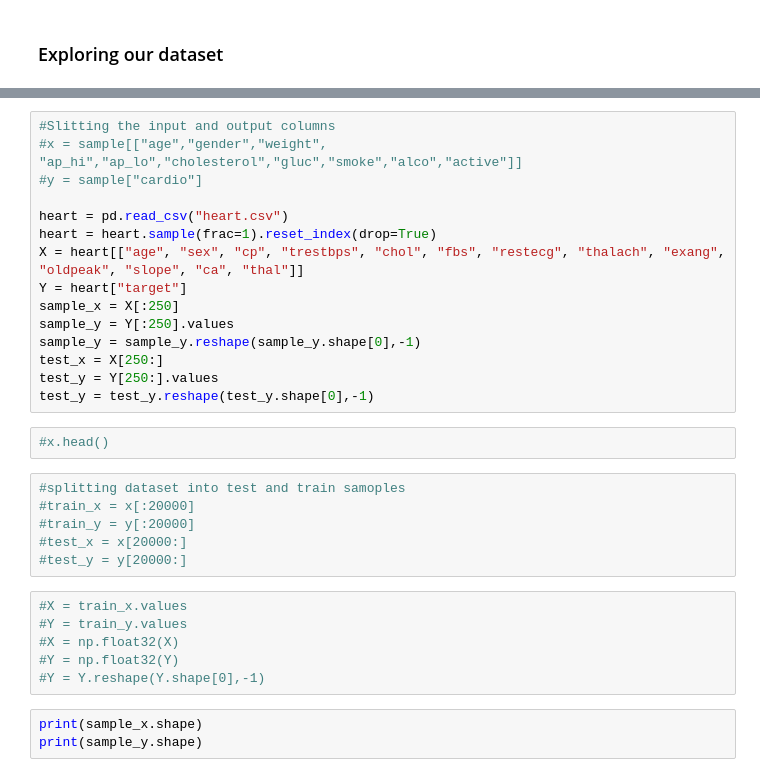
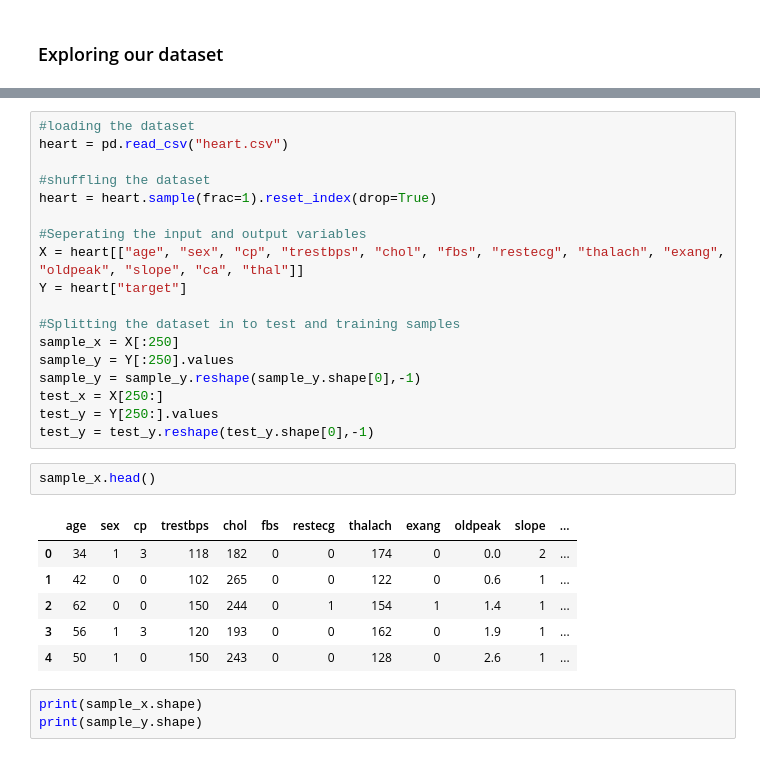
Before and after one commit to Moosa-Ali/Logistic-Regression-Implementation, a Jupyter notebook: Logistic Regression.ipynb, the cells around one changed output, grey strips where cells are left out. Drawn from its saved outputs; the diff is of its cells as text.

```diff
--- a/Logistic Regression.ipynb
+++ b/Logistic Regression.ipynb
@@ -51,32 +14,30 @@ We have roughly 35000 entries for each classification so it is a balanced datase
 # %%
-#Slitting the input and output columns
-#x = sample[["age","gender","weight", "ap_hi","ap_lo","cholesterol","gluc","smoke","alco","active"]]
-#y = sample["cardio"]
+#loading the dataset
+heart = pd.read_csv("heart.csv")
 
-heart = pd.read_csv("heart.csv")
+#shuffling the dataset
 heart = heart.sample(frac=1).reset_index(drop=True)
+
+#Seperating the input and output variables
 X = heart[["age", "sex", "cp", "trestbps", "chol", "fbs", "restecg", "thalach", "exang", "oldpeak", "slope", "ca", "thal"]]
 Y = heart["target"]
+
+#Splitting the dataset in to test and training samples
 sample_x = X[:250]
 sample_y = Y[:250].values
 sample_y = sample_y.reshape(sample_y.shape[0],-1)
 test_x = X[250:]
 test_y = Y[250:].values
 test_y = test_y.reshape(test_y.shape[0],-1)
-# %%
-#x.head()
-# %%
-#splitting dataset into test and train samoples
-#train_x = x[:20000]
-#train_y = y[:20000]
-#test_x = x[20000:]
-#test_y = y[20000:]
-# %%
-#X = train_x.values
-#Y = train_y.values
-#X = np.float32(X)
-#Y = np.float32(Y)
-#Y = Y.reshape(Y.shape[0],-1)
+# %%
+sample_x.head()
+# %% [output]
+|  | age | sex | cp | trestbps | chol | fbs | restecg | thalach | exang | oldpeak | slope | ... |
+| 0 | 34 | 1 | 3 | 118 | 182 | 0 | 0 | 174 | 0 | 0.0 | 2 | ... |
+| 1 | 42 | 0 | 0 | 102 | 265 | 0 | 0 | 122 | 0 | 0.6 | 1 | ... |
+| 2 | 62 | 0 | 0 | 150 | 244 | 0 | 1 | 154 | 1 | 1.4 | 1 | ... |
+| 3 | 56 | 1 | 3 | 120 | 193 | 0 | 0 | 162 | 0 | 1.9 | 1 | ... |
+| 4 | 50 | 1 | 0 | 150 | 243 | 0 | 0 | 128 | 0 | 2.6 | 1 | ... |
 # %%
 print(sample_x.shape)
 print(sample_y.shape)
```
Also changed, not shown: parts of 23 cells of this notebook.
